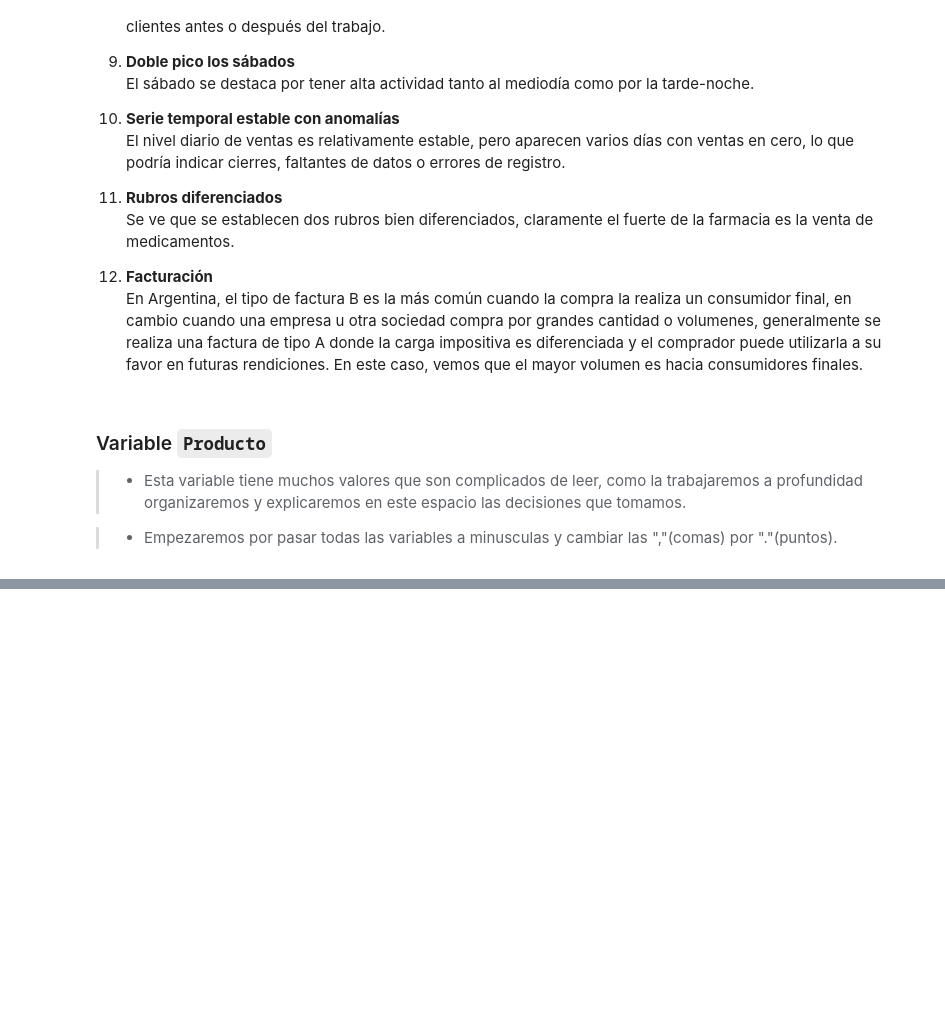
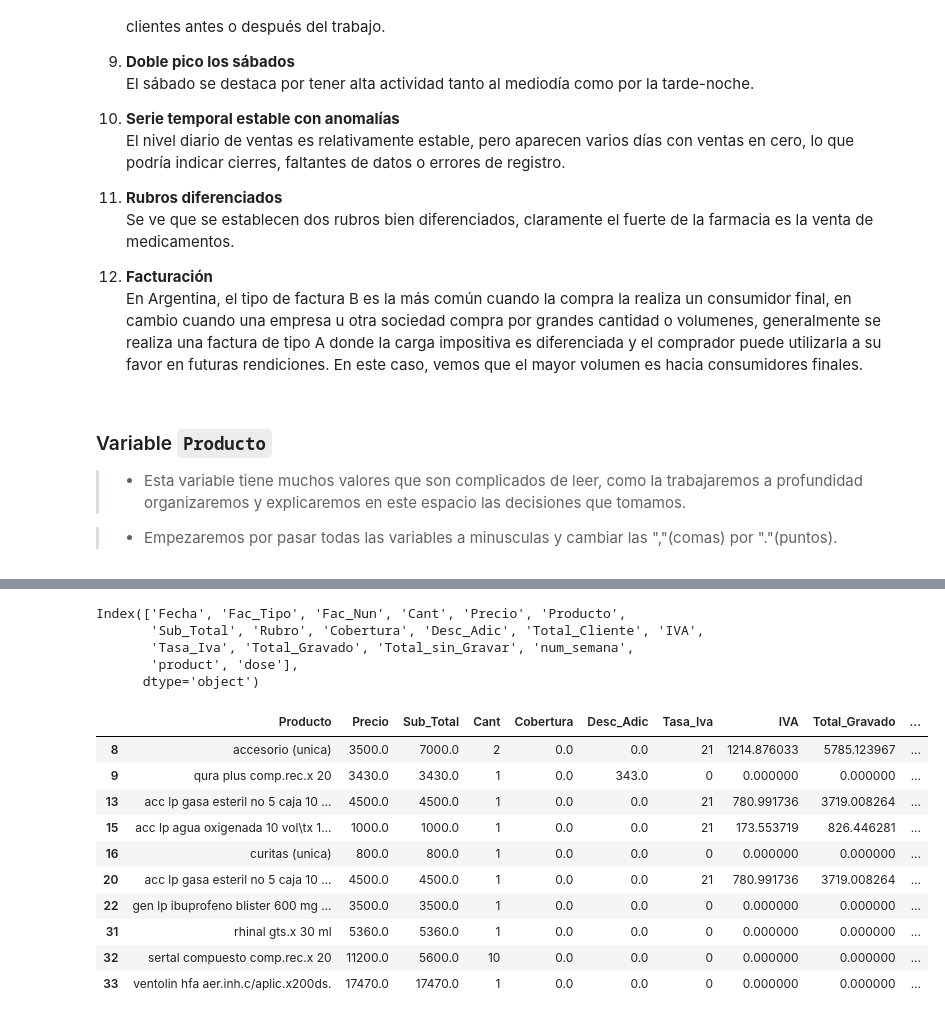
Before and after one commit to 4GeeksAcademy/sp-ml-20-final-project-g2, a Jupyter notebook: src/Final-project-Grupo2-InetaAnthonnyGuillermo.ipynb, the cells around one changed output, grey strips where cells are left out. Cells and saved outputs as stored; diff of their text form; code cells hidden in the pictures; blank space fills up the shorter version.

```diff
--- a/src/Final-project-Grupo2-InetaAnthonnyGuillermo.ipynb
+++ b/src/Final-project-Grupo2-InetaAnthonnyGuillermo.ipynb
@@ -669,0 +1248,24 @@ plt.show()
+# %%
+df = df.drop(columns=["Fac. Suc", "Fac. Nun.", "Ajustes"], errors="ignore")
+# %%
+df.columns
+# %% [output]
+Index(['Fecha', 'Fac_Tipo', 'Fac_Nun', 'Cant', 'Precio', 'Producto',
+       'Sub_Total', 'Rubro', 'Cobertura', 'Desc_Adic', 'Total_Cliente', 'IVA',
+       'Tasa_Iva', 'Total_Gravado', 'Total_sin_Gravar', 'num_semana',
+       'product', 'dose'],
+      dtype='object')
+# %%
+df[["Producto", "Precio", "Sub_Total", "Cant", "Cobertura", "Desc_Adic", "Tasa_Iva", "IVA","Total_Gravado", "Total_sin_Gravar", "Total_Cliente"]].head(10)
+# %% [output]
+|  | Producto | Precio | Sub_Total | Cant | Cobertura | Desc_Adic | Tasa_Iva | IVA | Total_Gravado | ... |
+| 8 | accesorio (unica) | 3500.0 | 7000.0 | 2 | 0.0 | 0.0 | 21 | 1214.876033 | 5785.123967 | ... |
+| 9 | qura plus comp.rec.x 20 | 3430.0 | 3430.0 | 1 | 0.0 | 343.0 | 0 | 0.000000 | 0.000000 | ... |
+| 13 | acc lp gasa esteril no 5 caja 10 ... | 4500.0 | 4500.0 | 1 | 0.0 | 0.0 | 21 | 780.991736 | 3719.008264 | ... |
+| 15 | acc lp agua oxigenada 10 vol\tx 1... | 1000.0 | 1000.0 | 1 | 0.0 | 0.0 | 21 | 173.553719 | 826.446281 | ... |
+| 16 | curitas (unica) | 800.0 | 800.0 | 1 | 0.0 | 0.0 | 0 | 0.000000 | 0.000000 | ... |
+| 20 | acc lp gasa esteril no 5 caja 10 ... | 4500.0 | 4500.0 | 1 | 0.0 | 0.0 | 21 | 780.991736 | 3719.008264 | ... |
+| 22 | gen lp ibuprofeno blister 600 mg ... | 3500.0 | 3500.0 | 1 | 0.0 | 0.0 | 0 | 0.000000 | 0.000000 | ... |
+| 31 | rhinal gts.x 30 ml | 5360.0 | 5360.0 | 1 | 0.0 | 0.0 | 0 | 0.000000 | 0.000000 | ... |
+| 32 | sertal compuesto comp.rec.x 20 | 11200.0 | 5600.0 | 10 | 0.0 | 0.0 | 0 | 0.000000 | 0.000000 | ... |
+| 33 | ventolin hfa aer.inh.c/aplic.x200ds. | 17470.0 | 17470.0 | 1 | 0.0 | 0.0 | 0 | 0.000000 | 0.000000 | ... |
```
Also changed, not shown: parts of 29 cells of this notebook, 3 other files.
